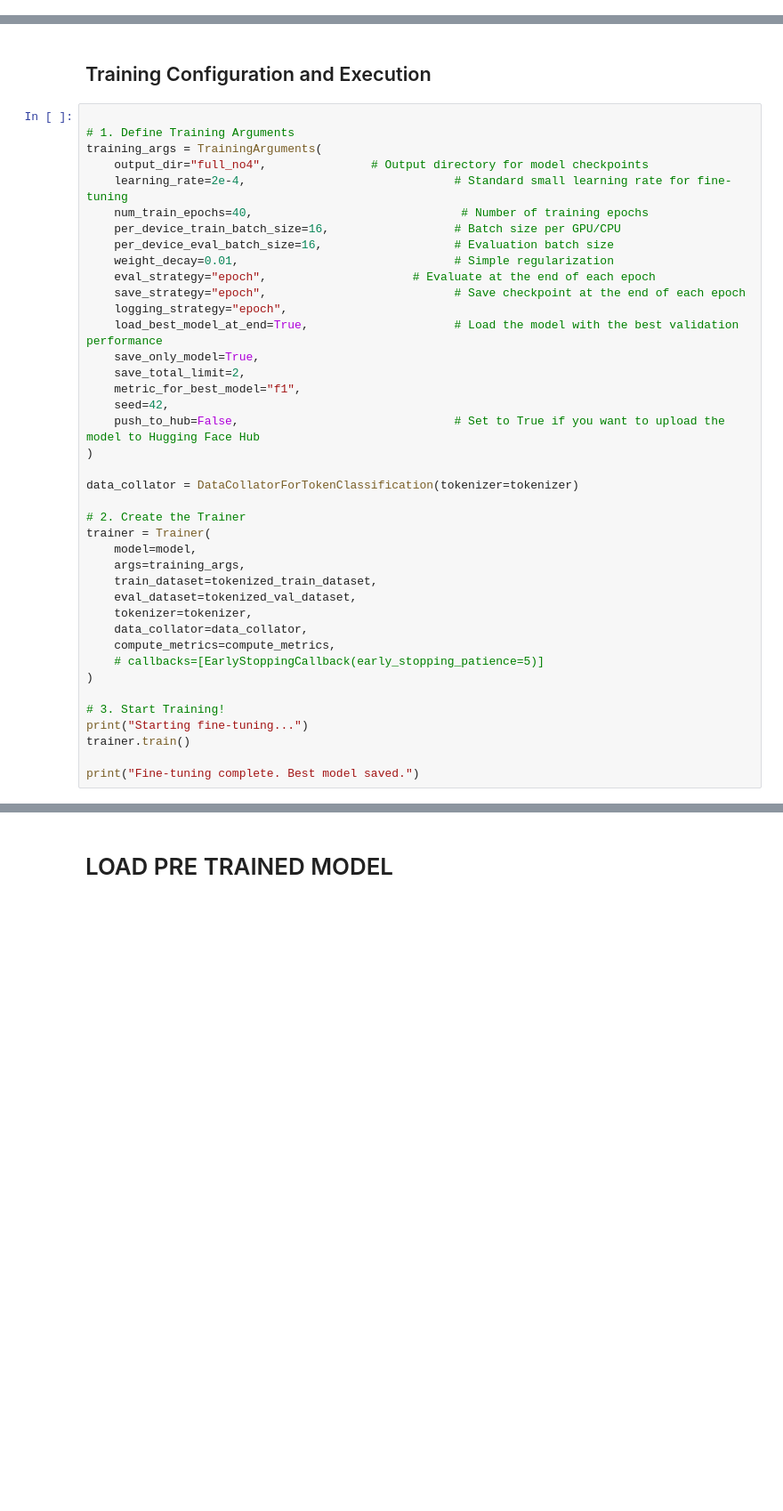
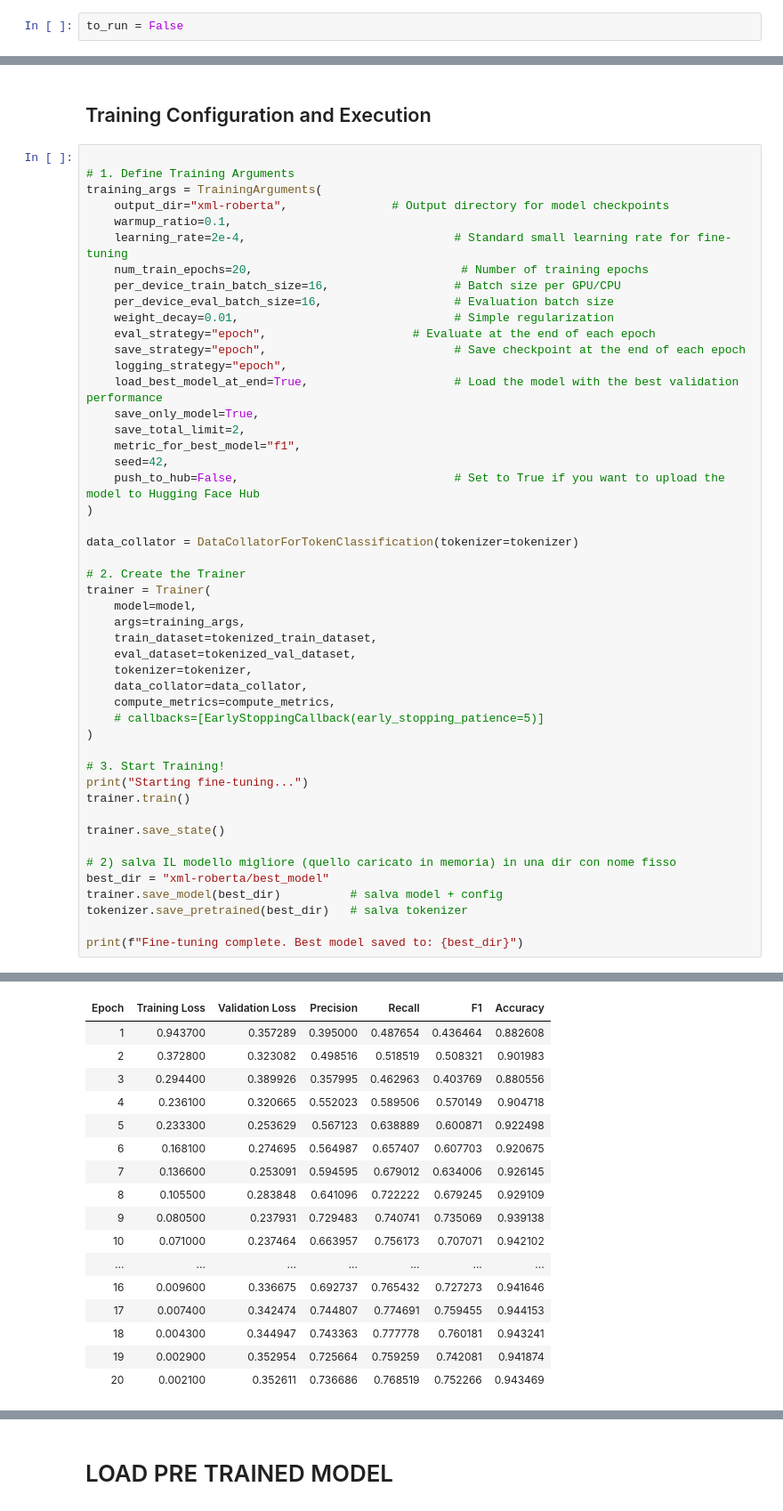
Before and after one commit to LesageArno/rl_reccomender_course, a Jupyter notebook: Chatbot/NER/BIO.ipynb, the cells around one changed output, grey strips where cells are left out. Shown at 89% size. Saved outputs shown, nothing was run; the diff lists cells and outputs as text; blank space fills up the shorter version.

```diff
--- a/Chatbot/NER/BIO.ipynb
+++ b/Chatbot/NER/BIO.ipynb
@@ -15 +18,3 @@ import matplotlib.pyplot as plt
+# %%
+to_run = False
 # %%
@@ -360,9 +356,10 @@ You should probably TRAIN this model on a down-stream task to be able to use it
 
 # 1. Define Training Arguments
 training_args = TrainingArguments(
-    output_dir="full_no4",               # Output directory for model checkpoints
+    output_dir="xml-roberta",               # Output directory for model checkpoints
+    warmup_ratio=0.1,
     learning_rate=2e-4,                              # Standard small learning rate for fine-tuning
-    num_train_epochs=40,                              # Number of training epochs
+    num_train_epochs=20,                              # Number of training epochs
     per_device_train_batch_size=16,                  # Batch size per GPU/CPU
     per_device_eval_batch_size=16,                   # Evaluation batch size
     weight_decay=0.01,                               # Simple regularization
@@ -395,5 +392,12 @@ trainer = Trainer(
 print("Starting fine-tuning...")
 trainer.train()
 
-print("Fine-tuning complete. Best model saved.")
+trainer.save_state()
+
+# 2) salva IL modello migliore (quello caricato in memoria) in una dir con nome fisso
+best_dir = "xml-roberta/best_model"
+trainer.save_model(best_dir)          # salva model + config
+tokenizer.save_pretrained(best_dir)   # salva tokenizer
+
+print(f"Fine-tuning complete. Best model saved to: {best_dir}")
 # %% [output]
@@ -401,0 +406,17 @@ Starting fine-tuning...
+| Epoch | Training Loss | Validation Loss | Precision | Recall | F1 | Accuracy |
+| 1 | 0.943700 | 0.357289 | 0.395000 | 0.487654 | 0.436464 | 0.882608 |
+| 2 | 0.372800 | 0.323082 | 0.498516 | 0.518519 | 0.508321 | 0.901983 |
+| 3 | 0.294400 | 0.389926 | 0.357995 | 0.462963 | 0.403769 | 0.880556 |
+| 4 | 0.236100 | 0.320665 | 0.552023 | 0.589506 | 0.570149 | 0.904718 |
+| 5 | 0.233300 | 0.253629 | 0.567123 | 0.638889 | 0.600871 | 0.922498 |
+| 6 | 0.168100 | 0.274695 | 0.564987 | 0.657407 | 0.607703 | 0.920675 |
+| 7 | 0.136600 | 0.253091 | 0.594595 | 0.679012 | 0.634006 | 0.926145 |
+| 8 | 0.105500 | 0.283848 | 0.641096 | 0.722222 | 0.679245 | 0.929109 |
+| 9 | 0.080500 | 0.237931 | 0.729483 | 0.740741 | 0.735069 | 0.939138 |
+| 10 | 0.071000 | 0.237464 | 0.663957 | 0.756173 | 0.707071 | 0.942102 |
+| ... | ... | ... | ... | ... | ... | ... |
+| 16 | 0.009600 | 0.336675 | 0.692737 | 0.765432 | 0.727273 | 0.941646 |
+| 17 | 0.007400 | 0.342474 | 0.744807 | 0.774691 | 0.759455 | 0.944153 |
+| 18 | 0.004300 | 0.344947 | 0.743363 | 0.777778 | 0.760181 | 0.943241 |
+| 19 | 0.002900 | 0.352954 | 0.725664 | 0.759259 | 0.742081 | 0.941874 |
+| 20 | 0.002100 | 0.352611 | 0.736686 | 0.768519 | 0.752266 | 0.943469 |
```
Also changed, not shown: parts of 30 cells of this notebook, 3 other files.
